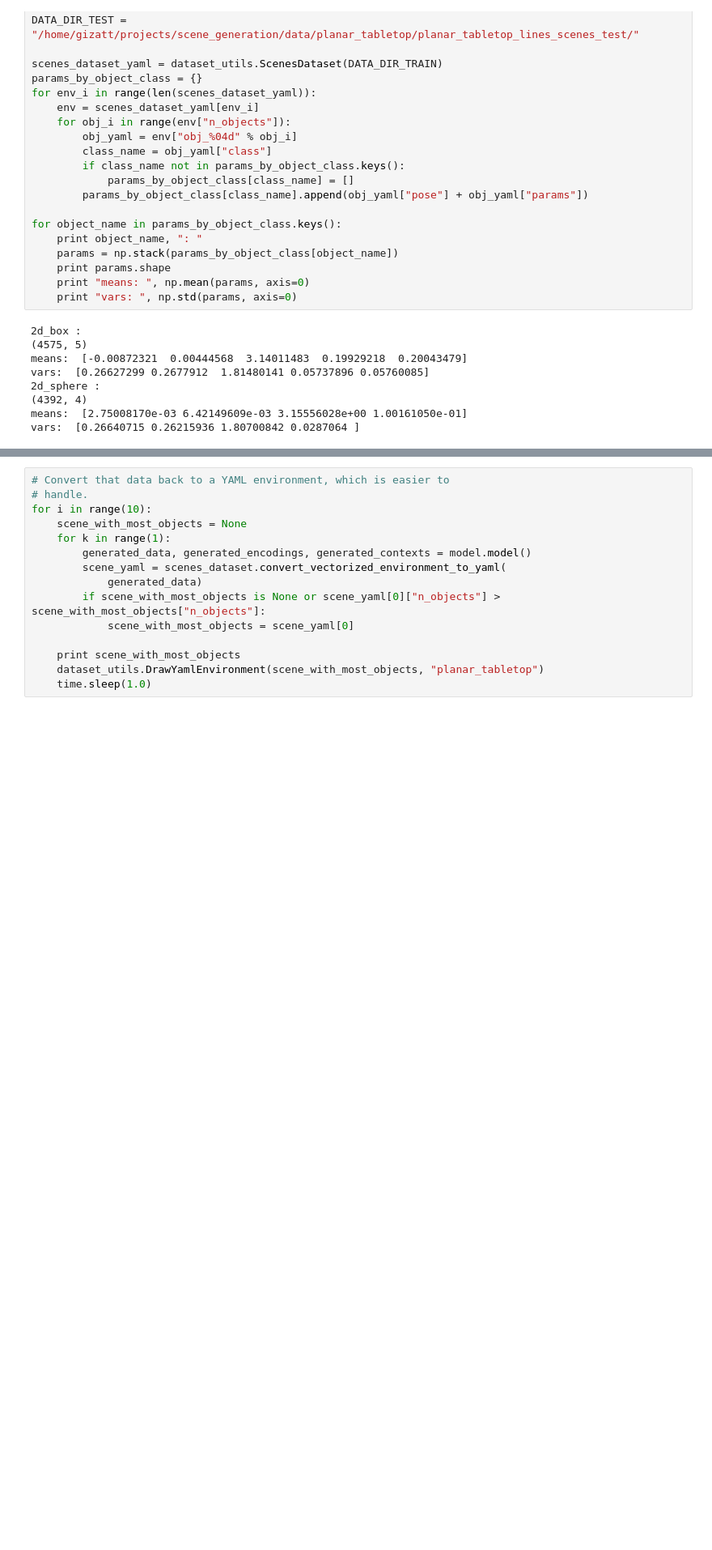
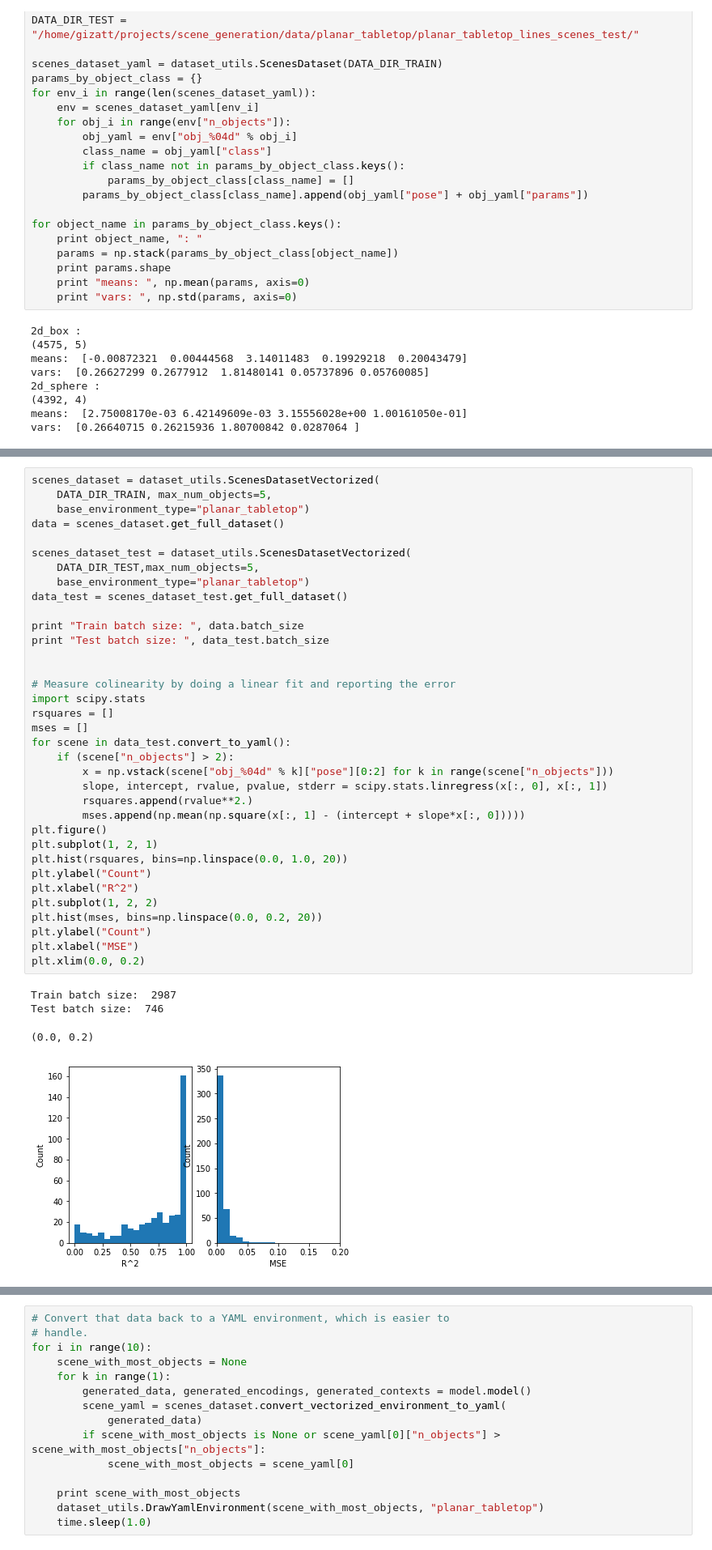
Before and after one commit to gizatt/scene_generation, a Jupyter notebook: notebooks/planar_tabletop/20190314_MBT_Context_Model_Lines.ipynb, the cells around one changed output, grey strips where cells are left out. Shown at 81% size. Cells and saved outputs as stored; diff of their text form; blank space fills up the shorter version.

```diff
--- a/notebooks/planar_tabletop/20190314_MBT_Context_Model_Lines.ipynb
+++ b/notebooks/planar_tabletop/20190314_MBT_Context_Model_Lines.ipynb
@@ -76 +71,41 @@ Test batch size:  746
+# %%
+scenes_dataset = dataset_utils.ScenesDatasetVectorized(
+    DATA_DIR_TRAIN, max_num_objects=5,
+    base_environment_type="planar_tabletop")
+data = scenes_dataset.get_full_dataset()
+
+scenes_dataset_test = dataset_utils.ScenesDatasetVectorized(
+    DATA_DIR_TEST,max_num_objects=5,
+    base_environment_type="planar_tabletop")
+data_test = scenes_dataset_test.get_full_dataset()
+
+print "Train batch size: ", data.batch_size
+print "Test batch size: ", data_test.batch_size
+
+
+# Measure colinearity by doing a linear fit and reporting the error
+import scipy.stats
+rsquares = []
+mses = []
+for scene in data_test.convert_to_yaml():
+    if (scene["n_objects"] > 2):
+        x = np.vstack(scene["obj_%04d" % k]["pose"][0:2] for k in range(scene["n_objects"]))
+        slope, intercept, rvalue, pvalue, stderr = scipy.stats.linregress(x[:, 0], x[:, 1])
+        rsquares.append(rvalue**2.)
+        mses.append(np.mean(np.square(x[:, 1] - (intercept + slope*x[:, 0]))))
+plt.figure()
+plt.subplot(1, 2, 1)
+plt.hist(rsquares, bins=np.linspace(0.0, 1.0, 20))
+plt.ylabel("Count")
+plt.xlabel("R^2")
+plt.subplot(1, 2, 2)
+plt.hist(mses, bins=np.linspace(0.0, 0.2, 20))
+plt.ylabel("Count")
+plt.xlabel("MSE")
+plt.xlim(0.0, 0.2)
+# %% [output]
+Train batch size:  2987
+Test batch size:  746
+(0.0, 0.2)
+[figure, added]
 # %%
```
Also changed, not shown: parts of 14 cells of this notebook, 1 other file.
